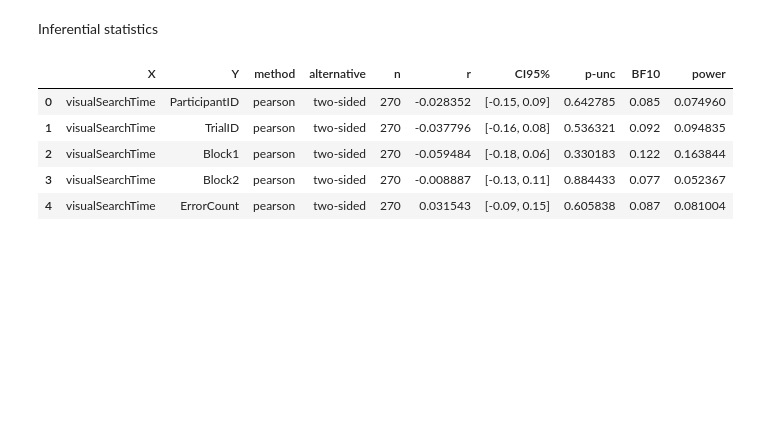
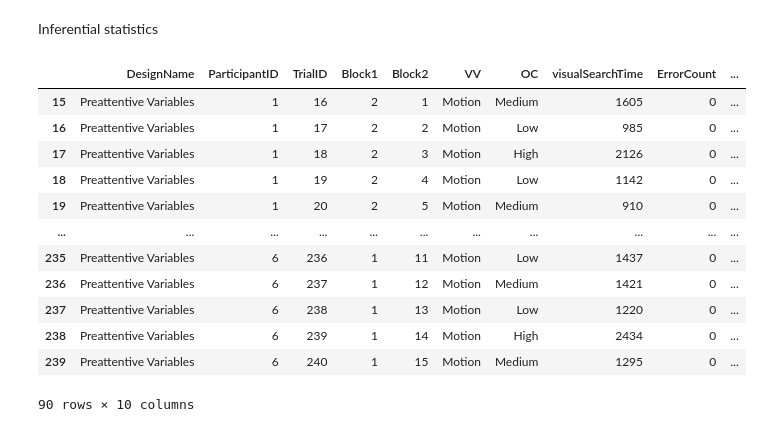
Before and after one commit to Compaagnie/ExperimentalDesign, a Jupyter notebook: Statistical_Analisys.ipynb, the cells around one changed output. Drawn from its saved outputs; the diff is of its cells as text; code cells hidden in the pictures; blank space fills up the shorter version.

Commit message:
separated data into VV

```diff
--- a/Statistical_Analisys.ipynb
+++ b/Statistical_Analisys.ipynb
@@ -186,14 +185,23 @@ fig.show()
 [interactive output not drawn]
 # %% [markdown]
 Inferential statistics
-# %%
-# Not sure why this is using all columns except VV?
-correlation_table = pg.pairwise_corr(data, columns=['VV','visualSearchTime'])
-correlation_table
-# %% [output]
-|  | X | Y | method | alternative | n | r | CI95% | p-unc | BF10 | power |
-| 0 | visualSearchTime | ParticipantID | pearson | two-sided | 270 | -0.028352 | [-0.15, 0.09] | 0.642785 | 0.085 | 0.074960 |
-| 1 | visualSearchTime | TrialID | pearson | two-sided | 270 | -0.037796 | [-0.16, 0.08] | 0.536321 | 0.092 | 0.094835 |
-| 2 | visualSearchTime | Block1 | pearson | two-sided | 270 | -0.059484 | [-0.18, 0.06] | 0.330183 | 0.122 | 0.163844 |
-| 3 | visualSearchTime | Block2 | pearson | two-sided | 270 | -0.008887 | [-0.13, 0.11] | 0.884433 | 0.077 | 0.052367 |
-| 4 | visualSearchTime | ErrorCount | pearson | two-sided | 270 | 0.031543 | [-0.09, 0.15] | 0.605838 | 0.087 | 0.081004 |
+# %%
+# filter data for each VV then do correlation table for below
+bothData = data[(data['VV']=='Both')]
+shadowData= data[(data['VV']=='Shadow')]
+motionData = data[(data['VV']=='Motion')]
+motionData
+# %% [output]
+|  | DesignName | ParticipantID | TrialID | Block1 | Block2 | VV | OC | visualSearchTime | ErrorCount | ... |
+| 15 | Preattentive Variables | 1 | 16 | 2 | 1 | Motion | Medium | 1605 | 0 | ... |
+| 16 | Preattentive Variables | 1 | 17 | 2 | 2 | Motion | Low | 985 | 0 | ... |
+| 17 | Preattentive Variables | 1 | 18 | 2 | 3 | Motion | High | 2126 | 0 | ... |
+| 18 | Preattentive Variables | 1 | 19 | 2 | 4 | Motion | Low | 1142 | 0 | ... |
+| 19 | Preattentive Variables | 1 | 20 | 2 | 5 | Motion | Medium | 910 | 0 | ... |
+| ... | ... | ... | ... | ... | ... | ... | ... | ... | ... | ... |
+| 235 | Preattentive Variables | 6 | 236 | 1 | 11 | Motion | Low | 1437 | 0 | ... |
+| 236 | Preattentive Variables | 6 | 237 | 1 | 12 | Motion | Medium | 1421 | 0 | ... |
+| 237 | Preattentive Variables | 6 | 238 | 1 | 13 | Motion | Low | 1220 | 0 | ... |
+| 238 | Preattentive Variables | 6 | 239 | 1 | 14 | Motion | High | 2434 | 0 | ... |
+| 239 | Preattentive Variables | 6 | 240 | 1 | 15 | Motion | Medium | 1295 | 0 | ... |
+90 rows × 10 columns
```
Also changed, not shown: parts of 6 cells of this notebook.
